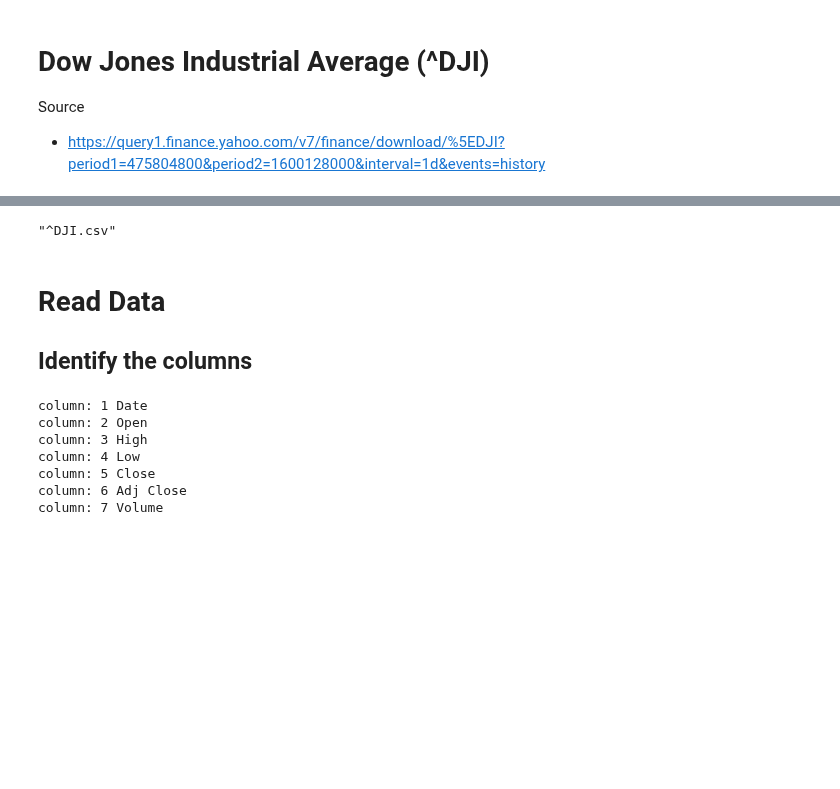
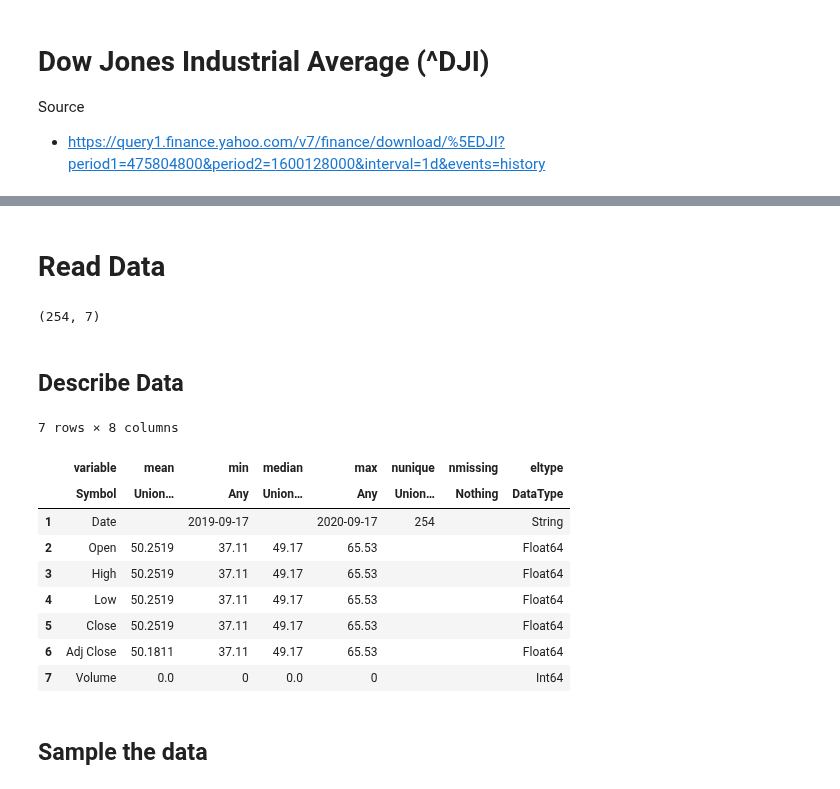
Before and after one commit to UkiDLucas/MarketIndicators.jl, a Jupyter notebook: Dow Jones Industrial Average (^DJI).ipynb, the cells around one changed output, grey strips where cells are left out. Drawn from its saved outputs; the diff is of its cells as text; code cells hidden in the pictures; blank space fills up the shorter version.

Commit message:
Cleaned up the notebook

```diff
--- a/Dow Jones Industrial Average (^DJI).ipynb
+++ b/Dow Jones Industrial Average (^DJI).ipynb
@@ -11,34 +9,32 @@ Source
-# %%
-# Directory where I store original data (copied form the Web, etc.)
-original_data_directory = "D:\\Drive\\market_indicators\\original\\"
-
-# Directory where we will save data we create
-derived_data_directory = "D:\\Drive\\market_indicators\\original\\"
-
-# The file we analyze in this notebook
-file_name = "^DJI.csv"
-
-date_format = "yyyy-mm-dd" # 2007.04.05
-# %% [output]
-"^DJI.csv"
 # %% [markdown]
 # Read Data
-
-## Identify the columns
-# %%
-using DataFrames, CSV
-
-df = CSV.read(original_data_directory*file_name, dateformat=date_format)
-
-for i in 1:size(df)[2] # number of columns
-    println("column: ", i, " ", names(df)[i])
-end
-# %% [output]
-column: 1 Date
-column: 2 Open
-column: 3 High
-column: 4 Low
-column: 5 Close
-column: 6 Adj Close
-column: 7 Volume
+# %%
+date_format = "yyyy_mm_dd" # 2007.04.05
+show_help = false
+include("dataset_IO.jl")
+#data = available_datasets()
+dataset_file_name = available_datasets()[14,2] # row 5, column 5 = ^DJI.csv
+df = fetch_dataset(dataset_file_name, date_format)
+
+size(df)
+# %% [output]
+(254, 7)
+# %% [markdown]
+## Describe Data
+# %%
+using Statistics
+describe(df)
+# %% [output]
+7 rows × 8 columns
+|  | variable | mean | min | median | max | nunique | nmissing | eltype |
+|  | Symbol | Union… | Any | Union… | Any | Union… | Nothing | DataType |
+| 1 | Date |  | 2019-09-17 |  | 2020-09-17 | 254 |  | String |
+| 2 | Open | 50.2519 | 37.11 | 49.17 | 65.53 |  |  | Float64 |
+| 3 | High | 50.2519 | 37.11 | 49.17 | 65.53 |  |  | Float64 |
+| 4 | Low | 50.2519 | 37.11 | 49.17 | 65.53 |  |  | Float64 |
+| 5 | Close | 50.2519 | 37.11 | 49.17 | 65.53 |  |  | Float64 |
+| 6 | Adj Close | 50.1811 | 37.11 | 49.17 | 65.53 |  |  | Float64 |
+| 7 | Volume | 0.0 | 0 | 0.0 | 0 |  |  | Int64 |
+# %% [markdown]
+## Sample the data
 # %%
```
Also changed, not shown: parts of 7 cells of this notebook.
